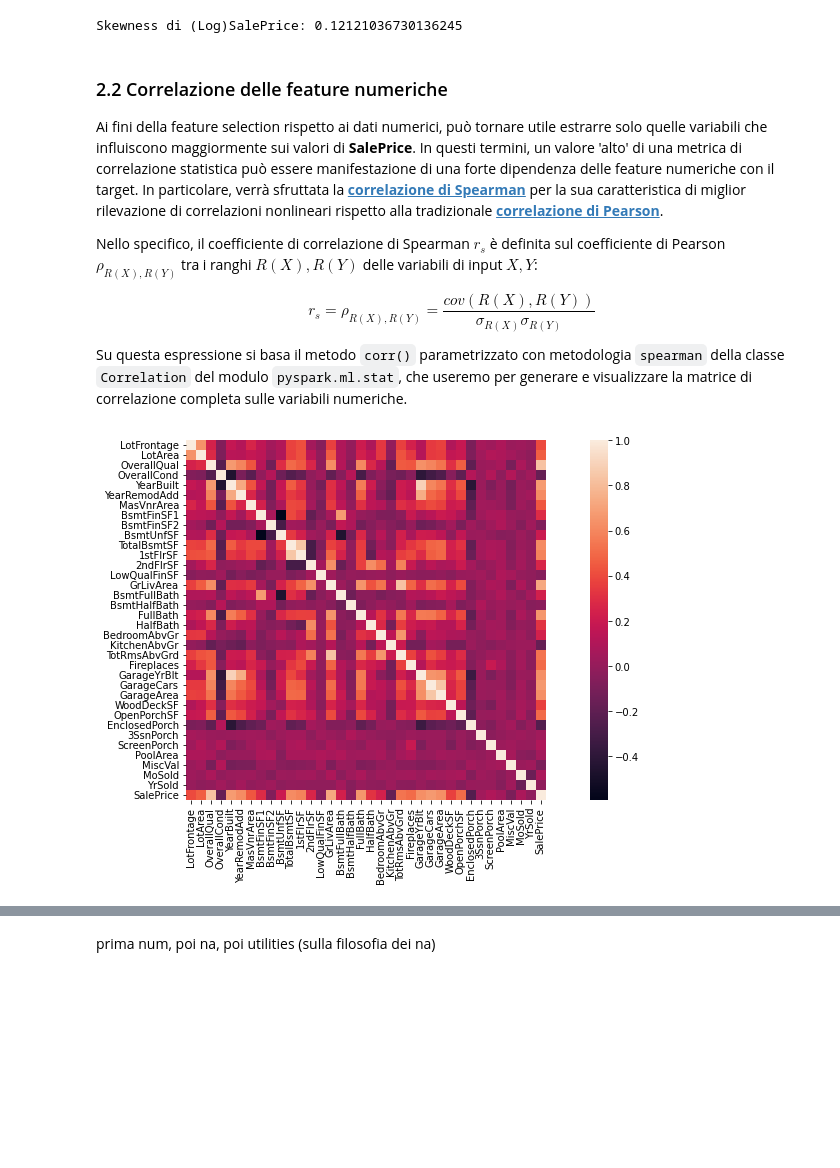
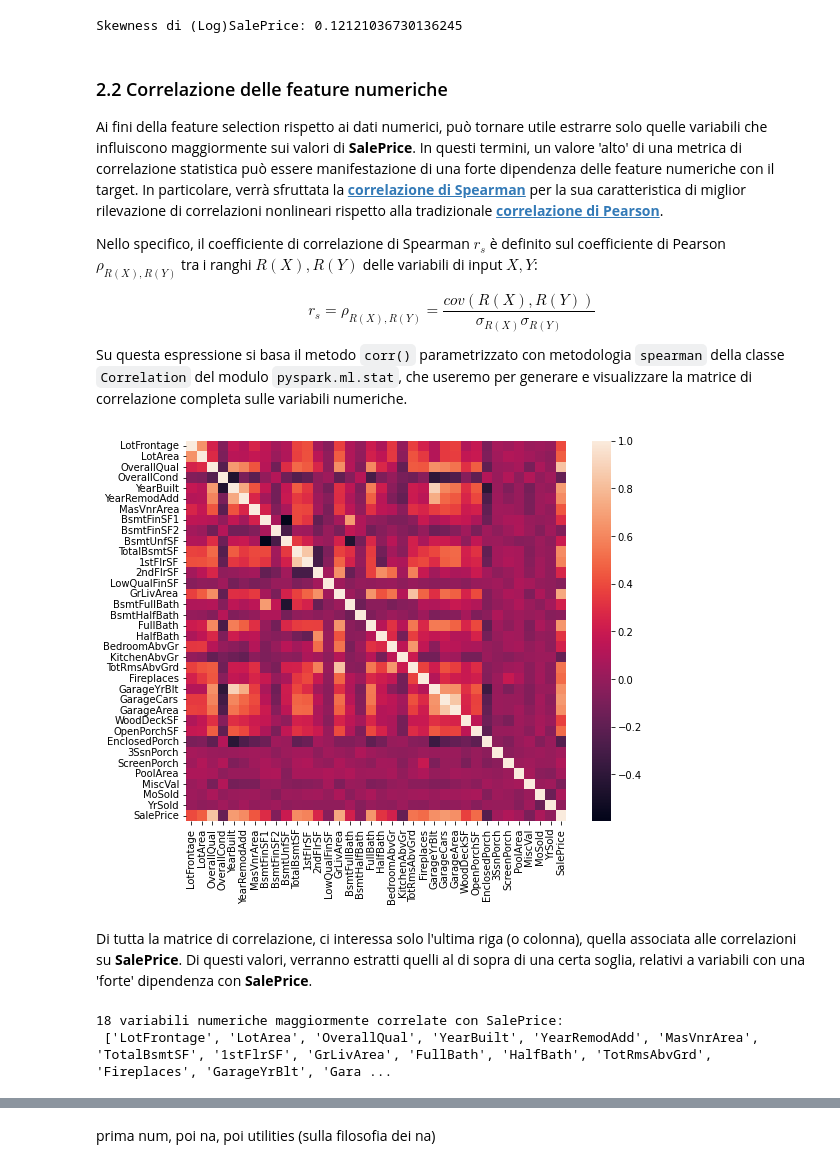
Before and after one commit to salvatorezam/House-Prices---Advanced-Regression-Techniques, a Jupyter notebook: house_prices_zammuto.ipynb, the cells around one changed output, grey strips where cells are left out. Saved outputs shown, nothing was run; the diff lists cells and outputs as text; code cells hidden in the pictures; blank space fills up the shorter version.

```diff
--- a/house_prices_zammuto.ipynb
+++ b/house_prices_zammuto.ipynb
@@ -409,7 +412,7 @@ Skewness di (Log)SalePrice: 0.12121036730136245
 ### 2.2 Correlazione delle feature numeriche
 Ai fini della feature selection rispetto ai dati numerici, può tornare utile estrarre solo quelle variabili che influiscono maggiormente sui valori di **SalePrice**. In questi termini, un valore 'alto' di una metrica di correlazione statistica può essere manifestazione di una forte dipendenza delle feature numeriche con il target. In particolare, verrà sfruttata la __[correlazione di Spearman](https://www.jstor.org/stable/1412159?origin=crossref&seq=1)__ per la sua caratteristica di miglior rilevazione di correlazioni nonlineari rispetto alla tradizionale __[correlazione di Pearson](https://royalsocietypublishing.org/doi/10.1098/rspl.1895.0041)__.
 
-Nello specifico, il coefficiente di correlazione di Spearman $r_s$ è definita sul coefficiente di Pearson $\rho_{R(X),R(Y)}$ tra i ranghi $R(X), R(Y)$ delle variabili di input $X,Y$:
+Nello specifico, il coefficiente di correlazione di Spearman $r_s$ è definito sul coefficiente di Pearson $\rho_{R(X),R(Y)}$ tra i ranghi $R(X), R(Y)$ delle variabili di input $X,Y$:
 
 $$ r_s = \rho_{R(X),R(Y)} = \frac{cov(R(X),R(Y))}{\sigma_{R(X)}\sigma_{R(Y)}} $$
 
@@ -424,7 +427,25 @@ df_vector = assembler.transform(datasets['trainDF'].dropna(how="any", subset=num
 corr_matrix = Correlation.corr(df_vector, vector_col, method='spearman').collect()[0][0].toArray().tolist()
 # %%
 # visualizzo la heatmap sulle correlazioni calcolate: più chiaro il gradiente di colore,
-# maggiore il parametro di correlazione tra le variabili
+# maggiore il coefficiente di correlazione tra le variabili
+plt.figure(figsize=(9,7))
 sns.heatmap(corr_matrix, xticklabels=num_vars_est, yticklabels=num_vars_est, square=True);
 # %% [output]
-[figure, old version]
+[figure, new version]
+# %% [markdown]
+Di tutta la matrice di correlazione, ci interessa solo l'ultima riga (o colonna), quella associata alle correlazioni su **SalePrice**. Di questi valori, verranno estratti quelli al di sopra di una certa soglia, relativi a variabili con una 'forte' dipendenza con **SalePrice**.
+# %%
+# setto la soglia
+corr_threshold = 0.3
+
+# considero l'ultima riga della matrice di correlazione, quella relativa a SalePrice
+saleprice_corr = corr_matrix[-1]
+
+# estraggo le feature con maggior correlazione (> corr_threshold) con SalePrice
+high_corr_num_vars = [num_vars_est[i]
+    for i in [idx for idx in range(len(saleprice_corr)) if saleprice_corr[idx] > corr_threshold] if num_vars_est[i] != 'SalePrice']
+
+print(f"{len(high_corr_num_vars)} variabili numeriche maggiormente correlate con SalePrice:\n {high_corr_num_vars}")
+# %% [output]
+18 variabili numeriche maggiormente correlate con SalePrice:
+ ['LotFrontage', 'LotArea', 'OverallQual', 'YearBuilt', 'YearRemodAdd', 'MasVnrArea', 'TotalBsmtSF', '1stFlrSF', 'GrLivArea', 'FullBath', 'HalfBath', 'TotRmsAbvGrd', 'Fireplaces', 'GarageYrBlt', 'Gara ...
```
Also changed, not shown: parts of 23 cells of this notebook.
